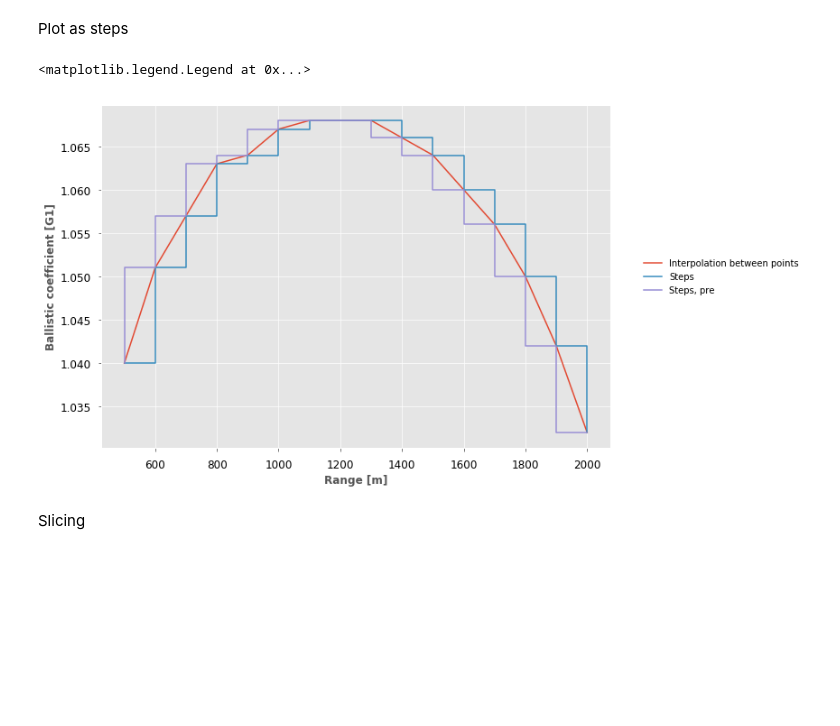
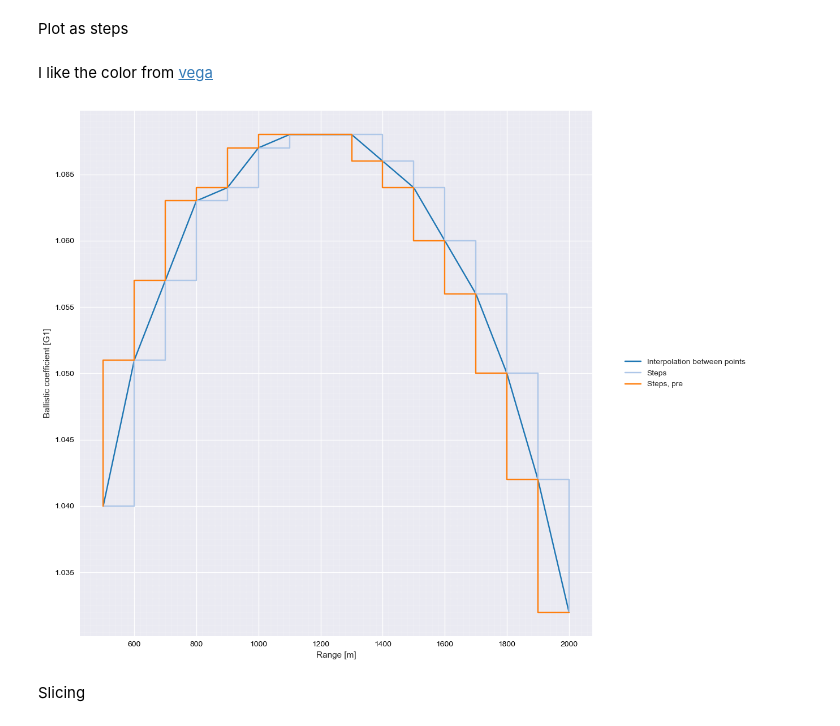
Before and after one commit to e-roux/lerp, a Jupyter notebook: docs/_src/lerp.ipynb, the cells around one changed output. Cells and saved outputs as stored; diff of their text form; code cells hidden in the pictures; blank space fills up the shorter version.

```diff
--- a/docs/_src/lerp.ipynb
+++ b/docs/_src/lerp.ipynb
@@ -36,3 +38,3 @@ True
 # %%
-A = mesh1d(d=[1.040, 1.051, 1.057, 1.063, 1.064, 1.067, 1.068, 1.068, 1.068, 1.066, 1.064,
-              1.060, 1.056, 1.050, 1.042, 1.032], label="Ballistic coefficient", unit="G1")
+A = BreakPoints(d=[1.040, 1.051, 1.057, 1.063, 1.064, 1.067, 1.068, 1.068, 1.068, 1.066, 1.064,
+                1.060, 1.056, 1.050, 1.042, 1.032], label="Ballistic coefficient", unit="G1")
@@ -49,0 +70,20 @@ A.plot()
+# %%
+import matplotlib.gridspec as gridspec
+import matplotlib as mpl
+styles = [_s for _s in plt.style.available if 'seaborn' in _s]
+n = np.ceil(np.sqrt(len(styles))).astype(np.int)
+
+gs = gridspec.GridSpec(n, n)
+
+plt.figure(figsize=(24,18))
+
+for i, s in enumerate(styles):
+    mpl.rcParams.update(mpl.rcParamsDefault)
+    plt.style.use(s)
+    plt.subplot(gs[i])
+    A.plot()
+    (A / 1.01).plot()
+    (A / 1.02).plot()
+    plt.title(s)
+
+plt.tight_layout()
@@ -106,18 +148,32 @@ BC.max(argwhere=True)
 (1100, 1.0680000000000001)
 # %% [markdown]
 Plot as steps
+# %% [markdown]
+I like the color from <a href="https://github.com/vega/vega/wiki/Scales">vega</a>
+# %%
+from cycler import cycler
+category20 = cycler('color', ['#1f77b4', '#aec7e8', '#ff7f0e',
+                              '#ffbb78', '#2ca02c', '#98df8a',
+                              '#d62728', '#ff9896', '#9467bd',
+                              '#c5b0d5', '#8c564b', '#c49c94',
+                              '#e377c2', '#f7b6d2', '#7f7f7f',
+                              '#c7c7c7', '#bcbd22', '#dbdb8d',
+                              '#17becf', '#9edae5'])
+
+plt.style.use('seaborn-darkgrid')
+plt.rc('axes', prop_cycle=category20)
 # %%
-plt.figure(figsize=(12,7))
+plt.figure(figsize=(10,10))
 
 BC.plot(label="Interpolation between points")
 BC.steps.plot(label="Steps")
 BC.steps.plot(where="pre", label="Steps, pre")
 
-
+plt.graphpaper(dx=200, dy=0.005)
 plt.legend(bbox_to_anchor=(1.05, 0.5), loc='center left', facecolor="white", frameon=False)
+plt.tight_layout()
 # %% [output]
-<matplotlib.legend.Legend at 0x...>
-[figure, old version]
+[figure, new version]
 # %% [markdown]
 Slicing
 # %%
```
Also changed, not shown: parts of 34 cells of this notebook.
